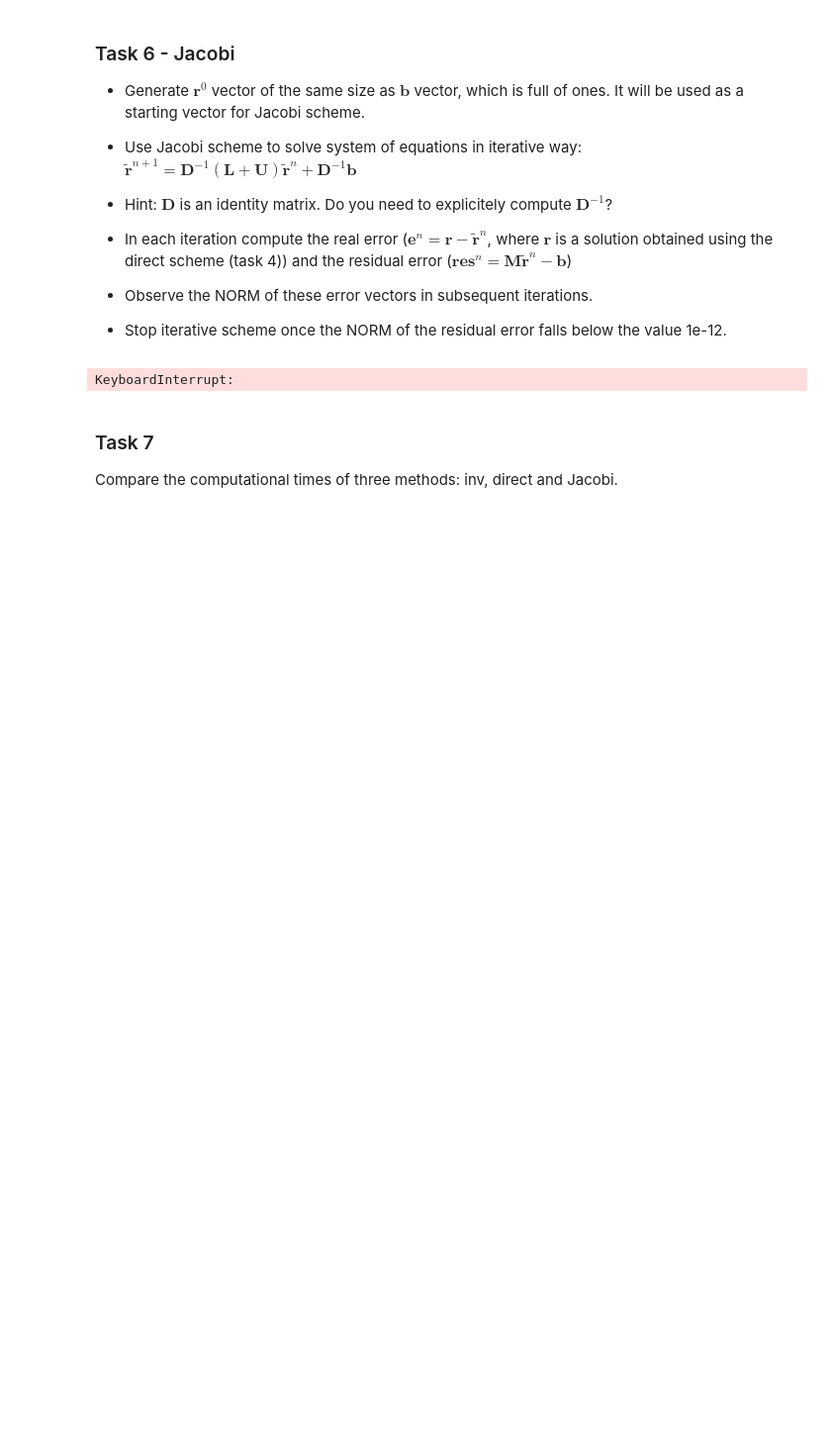
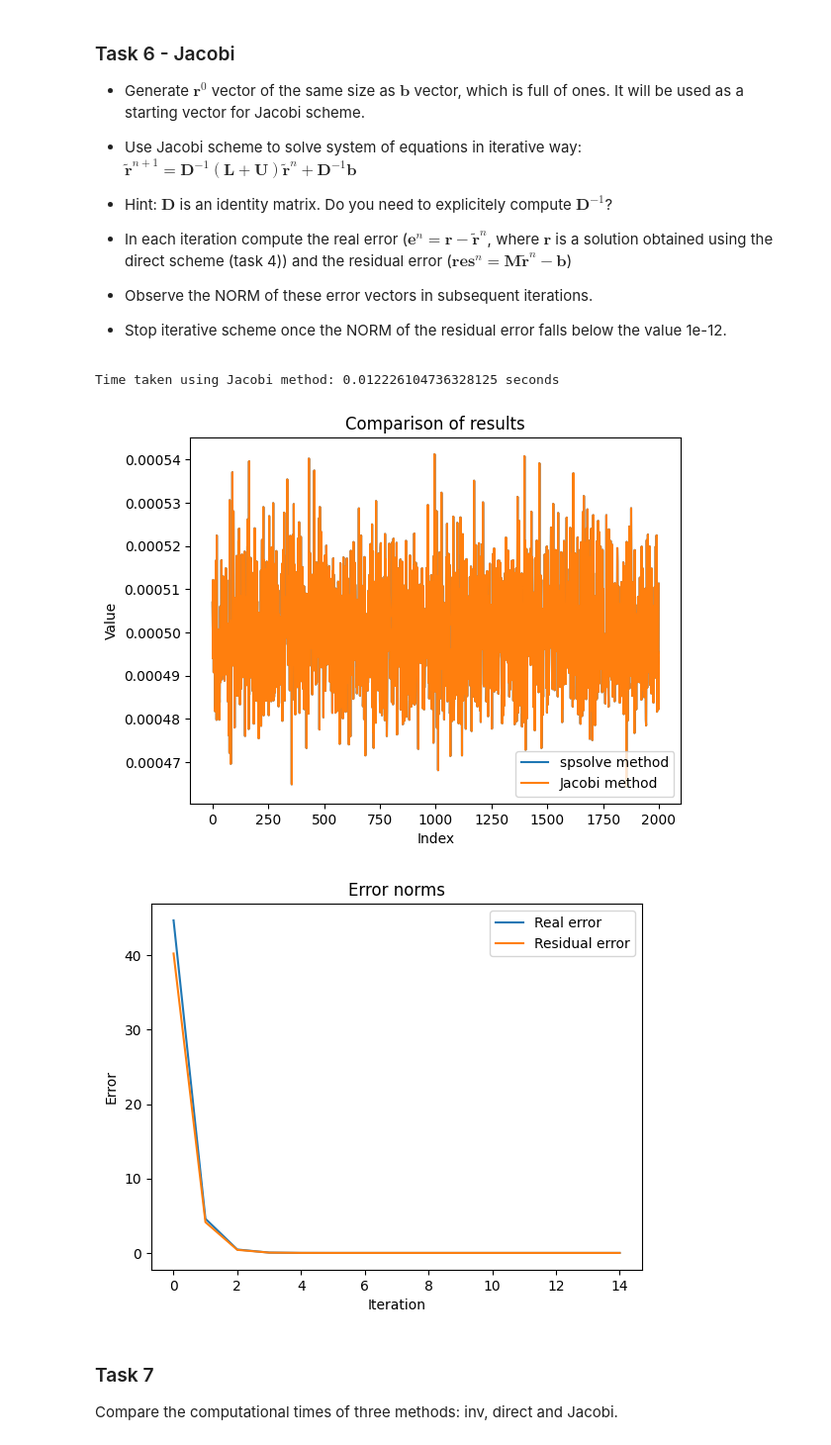
Before and after one commit to OskarPutz/Numerical-Methods, a Jupyter notebook: lab5/lab5.ipynb, the cells around one changed output. Shown at 99% size. Cells and saved outputs as stored; diff of their text form; code cells hidden in the pictures; blank space fills up the shorter version.

```diff
--- a/lab5/lab5.ipynb
+++ b/lab5/lab5.ipynb
@@ -152,7 +155,9 @@ from scipy.sparse import csr_matrix, triu, tril
 # your code
 
 L = tril(M, -1)
+L = -L
 U = triu(M, 1)
+U = -U
 D = identity(M.shape[0], format='csr')
 plt.spy(L, markersize=0.1)
 plt.show()
@@ -177,43 +182,50 @@ plt.show()
 # %%
 # your code
 r0 = np.ones_like(b)
-# Storage for error norms
+
 real_errors = []
 residual_errors = []
-iterations = 0
 
-# Iterative Jacobi method
 tolerance = 1e-12
+
+start_time_jacobi = time.time()
+
 while True:
-    r_next = (L + U) @ r0 + b  # since D is identity
-    e = r_spsolve - r_next
+    r_next = (L + U) @ r0 + b
+    e = r_spsolve - r0
     res = M @ r0 - b
 
     real_errors.append(np.linalg.norm(e))
     residual_errors.append(np.linalg.norm(res))
 
     if np.linalg.norm(res) < tolerance:
         break
 
     r0 = r_next
     iterations += 1
+
+end_time_jacobi = time.time()
+time_jacobi = end_time_jacobi - start_time_jacobi
+print("Time taken using Jacobi method:", time_jacobi, "seconds")
 
 plt.plot(r_spsolve, label='spsolve method')
 plt.plot(r0, label='Jacobi method')
 plt.title("Comparison of results")
 plt.xlabel("Index")
 plt.ylabel("Value")
 plt.legend()
 plt.show()
 plt.plot(real_errors, label='Real error')
 plt.plot(residual_errors, label='Residual error')
 plt.title("Error norms")
 plt.xlabel("Iteration")
 plt.ylabel("Error")
 plt.legend()
 plt.show()
 # %% [output]
-KeyboardInterrupt:
+Time taken using Jacobi method: 0.012226104736328125 seconds
+[figure, added]
+[figure, added]
 # %% [markdown]
 ### Task 7
 
```
Also changed, not shown: parts of 2 cells of this notebook.
